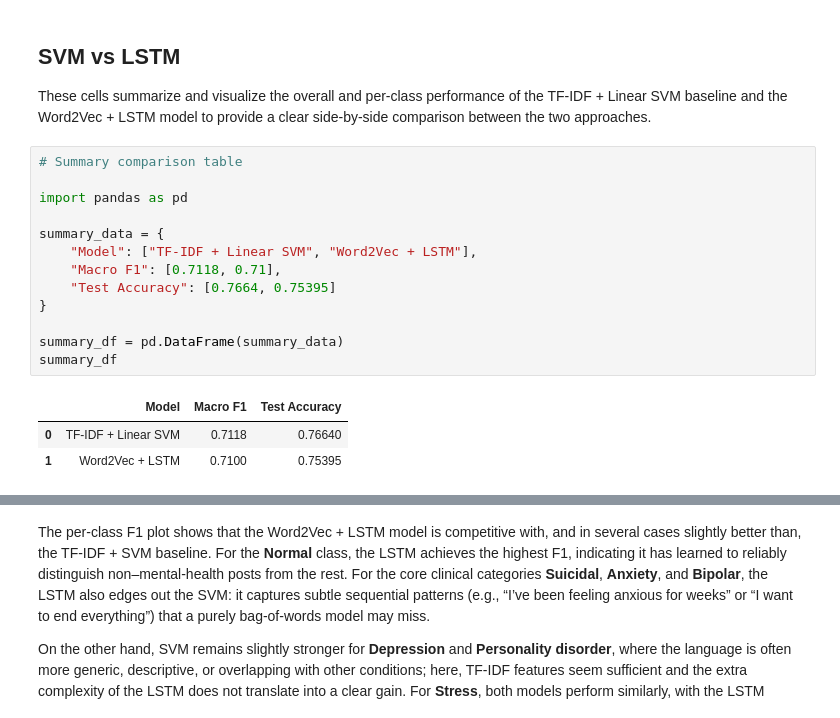
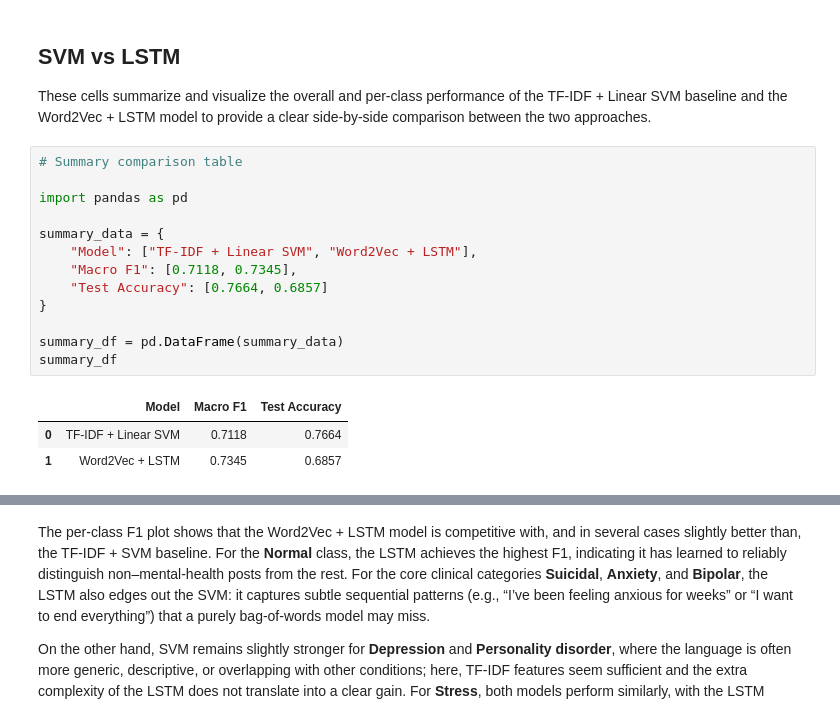
Before and after one commit to prakashy003/MindScope-AI, a Jupyter notebook: notebooks/05_Word_Embedding_Based_Model.ipynb, the cells around one changed output, grey strips where cells are left out. Drawn from its saved outputs; the diff is of its cells as text.

```diff
--- a/notebooks/05_Word_Embedding_Based_Model.ipynb
+++ b/notebooks/05_Word_Embedding_Based_Model.ipynb
@@ -1027,20 +1029,20 @@ These cells summarize and visualize the overall and per-class performance of the
 # %%
 # Summary comparison table
 
 import pandas as pd
 
 summary_data = {
     "Model": ["TF-IDF + Linear SVM", "Word2Vec + LSTM"],
-    "Macro F1": [0.7118, 0.71],
-    "Test Accuracy": [0.7664, 0.75395]
+    "Macro F1": [0.7118, 0.7345],
+    "Test Accuracy": [0.7664, 0.6857]
 }
 
 summary_df = pd.DataFrame(summary_data)
 summary_df
 # %% [output]
 |  | Model | Macro F1 | Test Accuracy |
-| 0 | TF-IDF + Linear SVM | 0.7118 | 0.76640 |
-| 1 | Word2Vec + LSTM | 0.7100 | 0.75395 |
+| 0 | TF-IDF + Linear SVM | 0.7118 | 0.7664 |
+| 1 | Word2Vec + LSTM | 0.7345 | 0.6857 |
 # %%
 # Per-class F1 comparison
 
```
Also changed, not shown: parts of 11 cells of this notebook.
